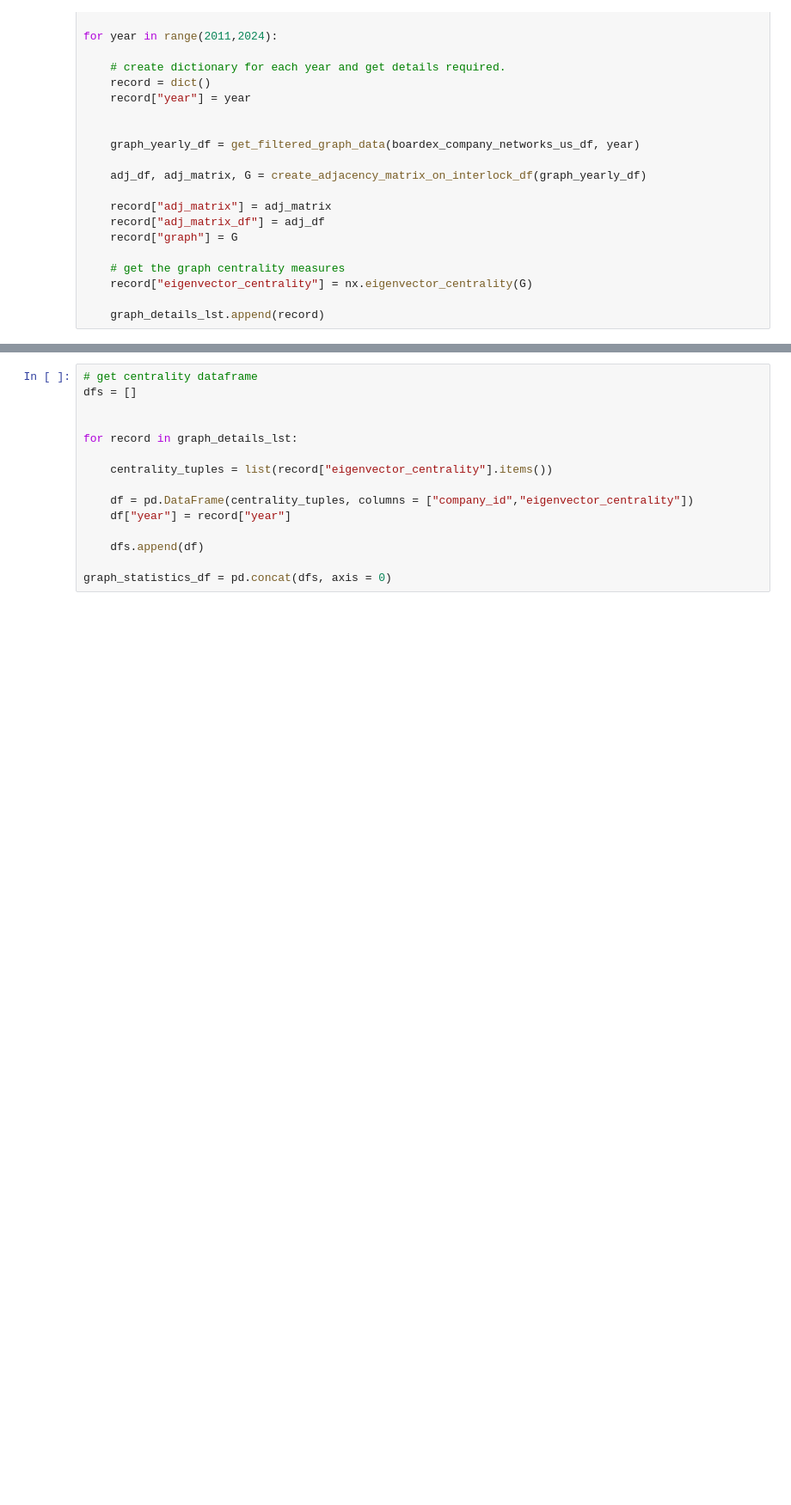
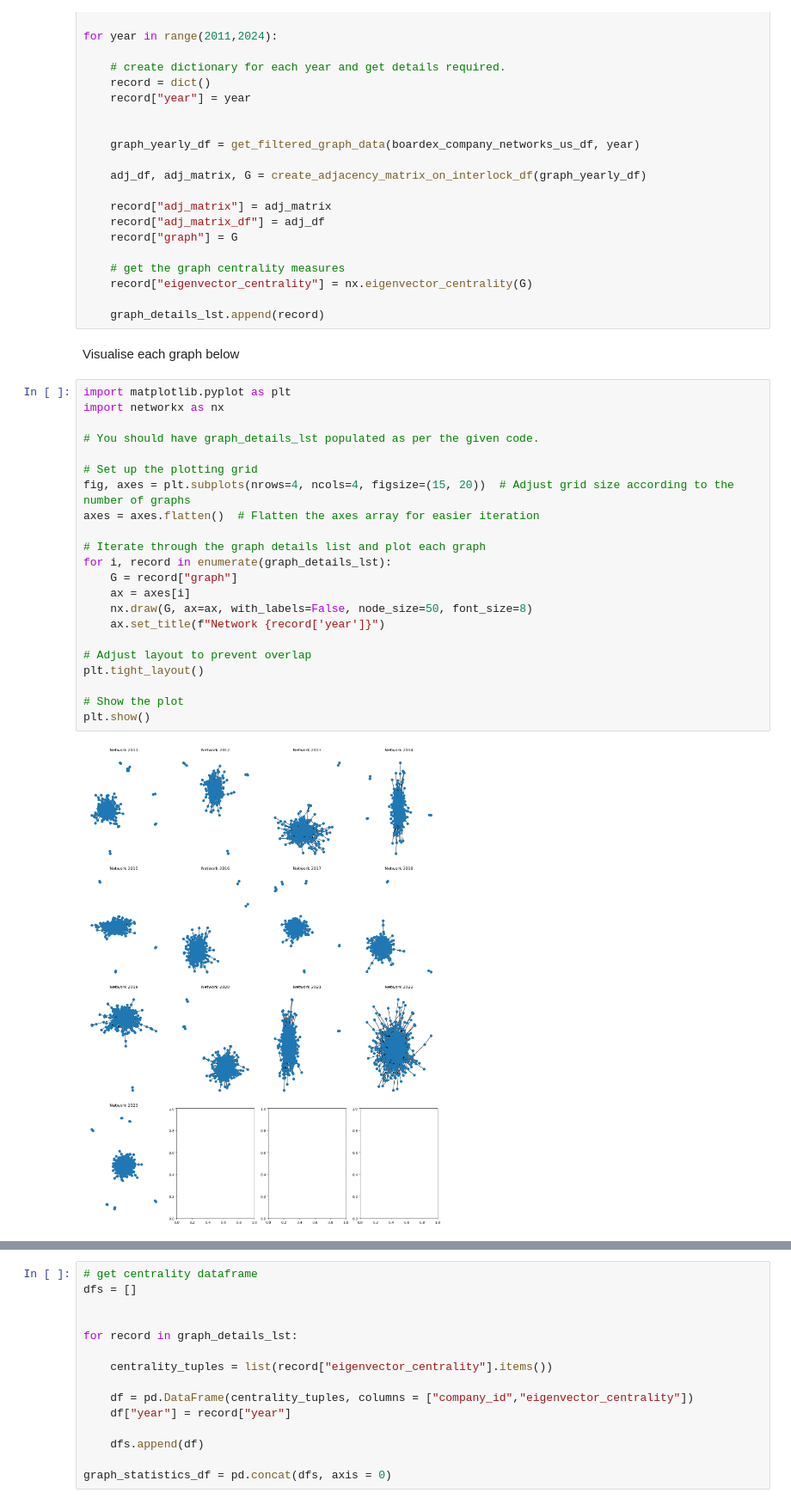
Before and after one commit to PeterHuGC/Imperial_Dissertation_Research, a Jupyter notebook: 8.EDA_All_Data/4.Boardex_Graph_Creation.ipynb, the cells around one changed output, grey strips where cells are left out. Shown at 86% size. Saved outputs shown, nothing was run; the diff lists cells and outputs as text; blank space fills up the shorter version.

```diff
--- a/8.EDA_All_Data/4.Boardex_Graph_Creation.ipynb
+++ b/8.EDA_All_Data/4.Boardex_Graph_Creation.ipynb
@@ -74,3 +74,29 @@ for year in range(2011,2024):
     record["eigenvector_centrality"] = nx.eigenvector_centrality(G)
 
     graph_details_lst.append(record)
+# %% [markdown]
+Visualise each graph below
+# %%
+import matplotlib.pyplot as plt
+import networkx as nx
+
+# You should have graph_details_lst populated as per the given code.
+
+# Set up the plotting grid
+fig, axes = plt.subplots(nrows=4, ncols=4, figsize=(15, 20))  # Adjust grid size according to the number of graphs
+axes = axes.flatten()  # Flatten the axes array for easier iteration
+
+# Iterate through the graph details list and plot each graph
+for i, record in enumerate(graph_details_lst):
+    G = record["graph"]
+    ax = axes[i]
+    nx.draw(G, ax=ax, with_labels=False, node_size=50, font_size=8)
+    ax.set_title(f"Network {record['year']}")
+
+# Adjust layout to prevent overlap
+plt.tight_layout()
+
+# Show the plot
+plt.show()
+# %% [output]
+[figure, added]
```
Also changed, not shown: parts of 18 cells of this notebook, 2 other files.
